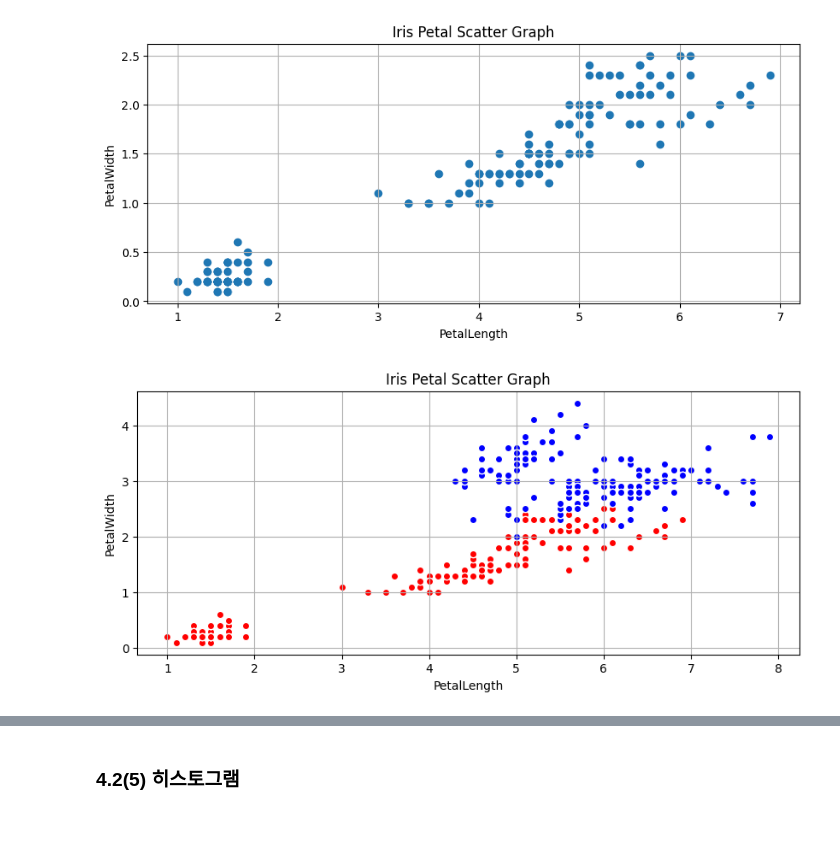
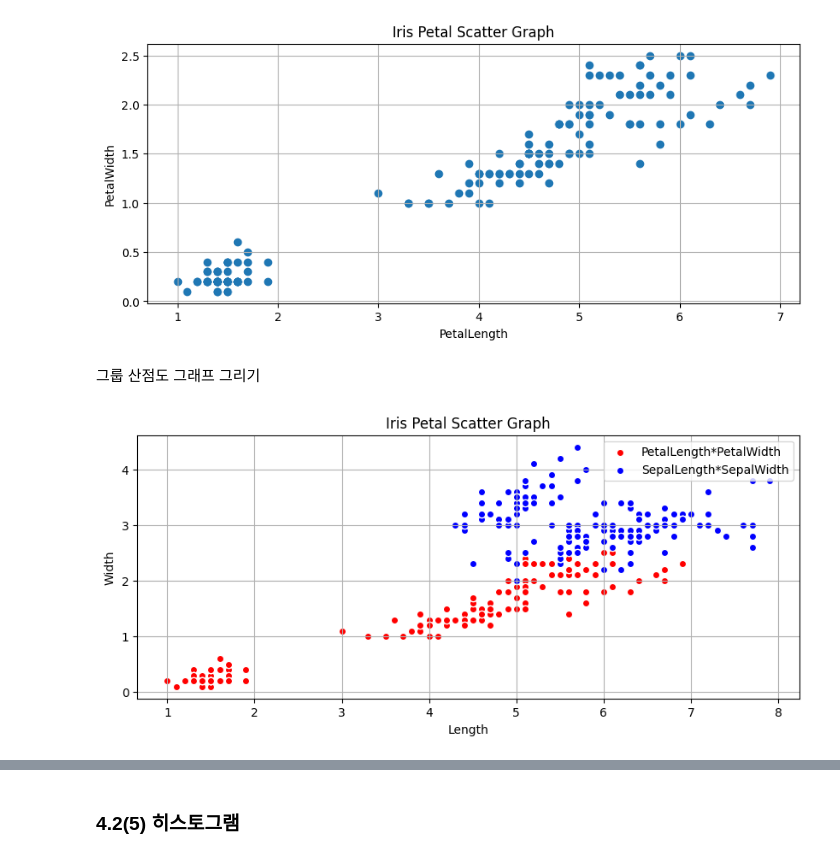
Before and after one commit to among5094/Big-Data-Integrated-Analysis, a Jupyter notebook: week04_CH04_시각화_라이브러리1/4week_0331_Mon.ipynb, the cells around one changed output, grey strips where cells are left out. Cells and saved outputs as stored; diff of their text form; code cells hidden in the pictures; blank space fills up the shorter version.

```diff
--- a/week04_CH04_시각화_라이브러리1/4week_0331_Mon.ipynb
+++ b/week04_CH04_시각화_라이브러리1/4week_0331_Mon.ipynb
@@ -487,7 +498,7 @@ import pandas as pd
 import matplotlib.pyplot as plt
 
 # 아이리스 붓꽃 데이터 읽어오기
-data = pd.read_csv('/content/MyDrive/MyDrive/data/04_data2.csv')
+data = pd.read_csv('/content/Drive/MyDrive/data/04_data2.csv')
 data
 # %% [output]
 |  | SepalLength | SepalWidth | PetalLength | PetalWidth | Species |
@@ -518,24 +531,37 @@ plt.grid()
 plt.show()
 # %% [output]
 [figure]
+# %% [markdown]
+그룹 산점도 그래프 그리기
 # %%
-# 그룹 산점도 그래프 그리기
+
+# 꽃잎 길이와 너비
 PetalLength = data['PetalLength']
 PetalWidth = data['PetalWidth']
 
+# 꽃받침 길이와 너비
 SepalLength = data['SepalLength']
 SepalWidth = data['SepalWidth']
 
-plt.figure(figsize=(10,4))
-plt.scatter(PetalLength, PetalWidth, color='r', edgecolor='w',
-            label='PetalLength*PetalWidth')
-plt.scatter(SepalLength, SepalWidth, color='b', edgecolor='w',
-            label='SepalLength*SepalWidth')
+plt.figure(figsize=(10,4)) # 도화지 크기 설정
 
-plt.xlabel('PetalLength')
-plt.ylabel('PetalWidth')
+# 🔴 꽃잎 산점도
+plt.scatter(PetalLength, PetalWidth,
+            color='r', # 빨간색 점
+            edgecolor='w', # 테두리 흰색
+            label='PetalLength*PetalWidth') # 범례 이름
+
+# 🔵 꽃받침 산점도
+plt.scatter(SepalLength, SepalWidth,
+            color='b', # 파란색 점
+            edgecolor='w', # 테두리는 흰색
+            label='SepalLength*SepalWidth') # 범례 이름
+
+plt.xlabel('Length')
+plt.ylabel('Width')
 plt.title('Iris Petal Scatter Graph')
+plt.legend() # label을 썼으면 legend도 있어야됨
 plt.grid()
 plt.show()
 # %% [output]
-[figure, old version]
+[figure, new version]
```
Also changed, not shown: parts of 13 cells of this notebook.
